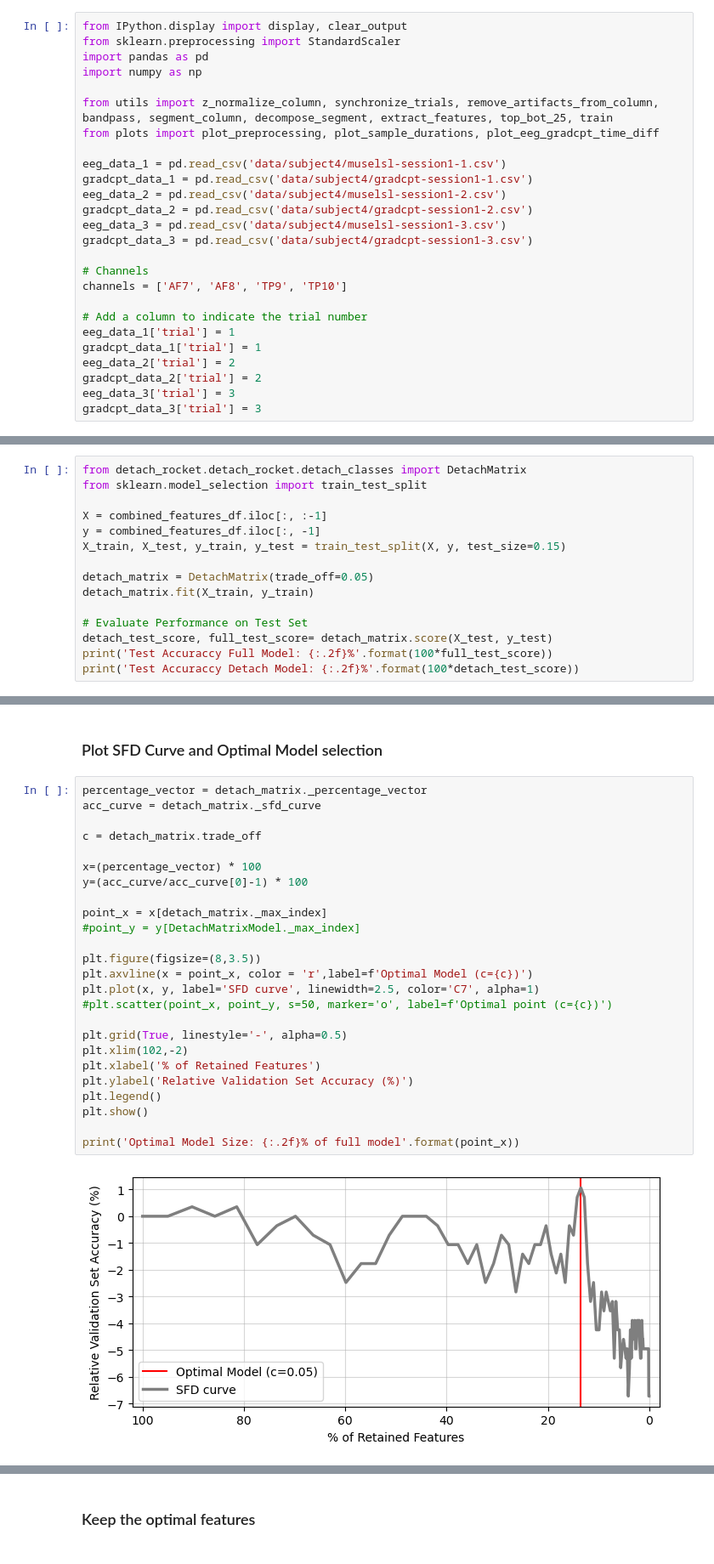
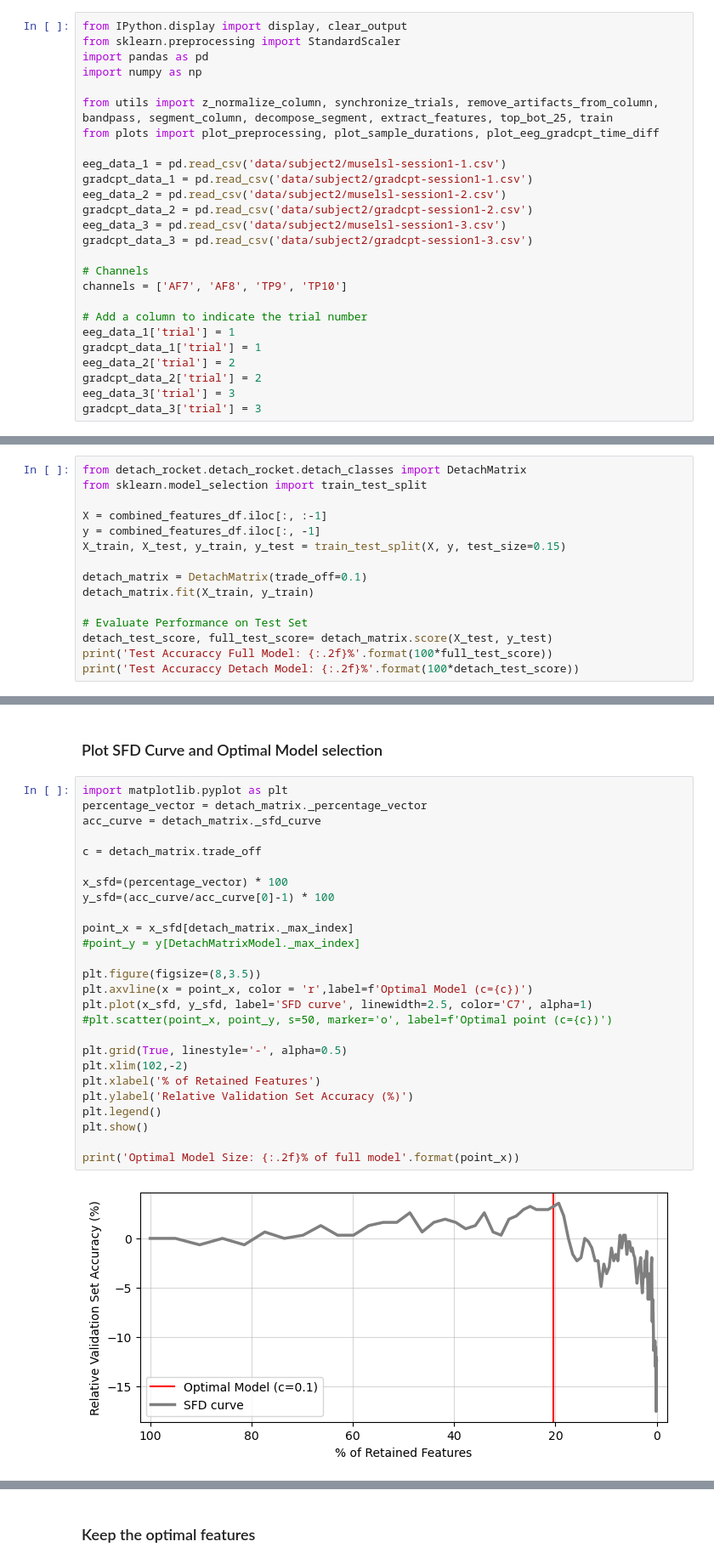
Before and after one commit to henrisuurorg/measure-attention-eeg, a Jupyter notebook: training/multi_channel_pipeline.ipynb, the cells around one changed output, grey strips where cells are left out. Shown at 85% size. Cells and saved outputs as stored; diff of their text form.

Commit message:
subject 5 and 6

```diff
--- a/training/multi_channel_pipeline.ipynb
+++ b/training/multi_channel_pipeline.ipynb
@@ -7,12 +7,12 @@ import numpy as np
 from utils import z_normalize_column, synchronize_trials, remove_artifacts_from_column, bandpass, segment_column, decompose_segment, extract_features, top_bot_25, train
 from plots import plot_preprocessing, plot_sample_durations, plot_eeg_gradcpt_time_diff
 
-eeg_data_1 = pd.read_csv('data/subject4/muselsl-session1-1.csv')
-gradcpt_data_1 = pd.read_csv('data/subject4/gradcpt-session1-1.csv')
-eeg_data_2 = pd.read_csv('data/subject4/muselsl-session1-2.csv')
-gradcpt_data_2 = pd.read_csv('data/subject4/gradcpt-session1-2.csv')
-eeg_data_3 = pd.read_csv('data/subject4/muselsl-session1-3.csv')
-gradcpt_data_3 = pd.read_csv('data/subject4/gradcpt-session1-3.csv')
+eeg_data_1 = pd.read_csv('data/subject2/muselsl-session1-1.csv')
+gradcpt_data_1 = pd.read_csv('data/subject2/gradcpt-session1-1.csv')
+eeg_data_2 = pd.read_csv('data/subject2/muselsl-session1-2.csv')
+gradcpt_data_2 = pd.read_csv('data/subject2/gradcpt-session1-2.csv')
+eeg_data_3 = pd.read_csv('data/subject2/muselsl-session1-3.csv')
+gradcpt_data_3 = pd.read_csv('data/subject2/gradcpt-session1-3.csv')
 
 # Channels
 channels = ['AF7', 'AF8', 'TP9', 'TP10']
@@ -138,7 +139,7 @@ X = combined_features_df.iloc[:, :-1]
 y = combined_features_df.iloc[:, -1]
 X_train, X_test, y_train, y_test = train_test_split(X, y, test_size=0.15)
 
-detach_matrix = DetachMatrix(trade_off=0.05)
+detach_matrix = DetachMatrix(trade_off=0.1)
 detach_matrix.fit(X_train, y_train)
 
 # Evaluate Performance on Test Set
@@ -150,29 +160,30 @@ NameError: name 'combined_features_df' is not defined
 # %% [markdown]
 ### Plot SFD Curve and Optimal Model selection
 # %%
+import matplotlib.pyplot as plt
 percentage_vector = detach_matrix._percentage_vector
 acc_curve = detach_matrix._sfd_curve
 
 c = detach_matrix.trade_off
 
-x=(percentage_vector) * 100
-y=(acc_curve/acc_curve[0]-1) * 100
+x_sfd=(percentage_vector) * 100
+y_sfd=(acc_curve/acc_curve[0]-1) * 100
 
-point_x = x[detach_matrix._max_index]
+point_x = x_sfd[detach_matrix._max_index]
 #point_y = y[DetachMatrixModel._max_index]
 
 plt.figure(figsize=(8,3.5))
 plt.axvline(x = point_x, color = 'r',label=f'Optimal Model (c={c})')
-plt.plot(x, y, label='SFD curve', linewidth=2.5, color='C7', alpha=1)
+plt.plot(x_sfd, y_sfd, label='SFD curve', linewidth=2.5, color='C7', alpha=1)
 #plt.scatter(point_x, point_y, s=50, marker='o', label=f'Optimal point (c={c})')
 
 plt.grid(True, linestyle='-', alpha=0.5)
 plt.xlim(102,-2)
 plt.xlabel('% of Retained Features')
 plt.ylabel('Relative Validation Set Accuracy (%)')
 plt.legend()
 plt.show()
 
 print('Optimal Model Size: {:.2f}% of full model'.format(point_x))
 # %% [output]
-[figure, old version]
+[figure, new version]
```
Also changed, not shown: parts of 10 cells of this notebook, 24 other files.
